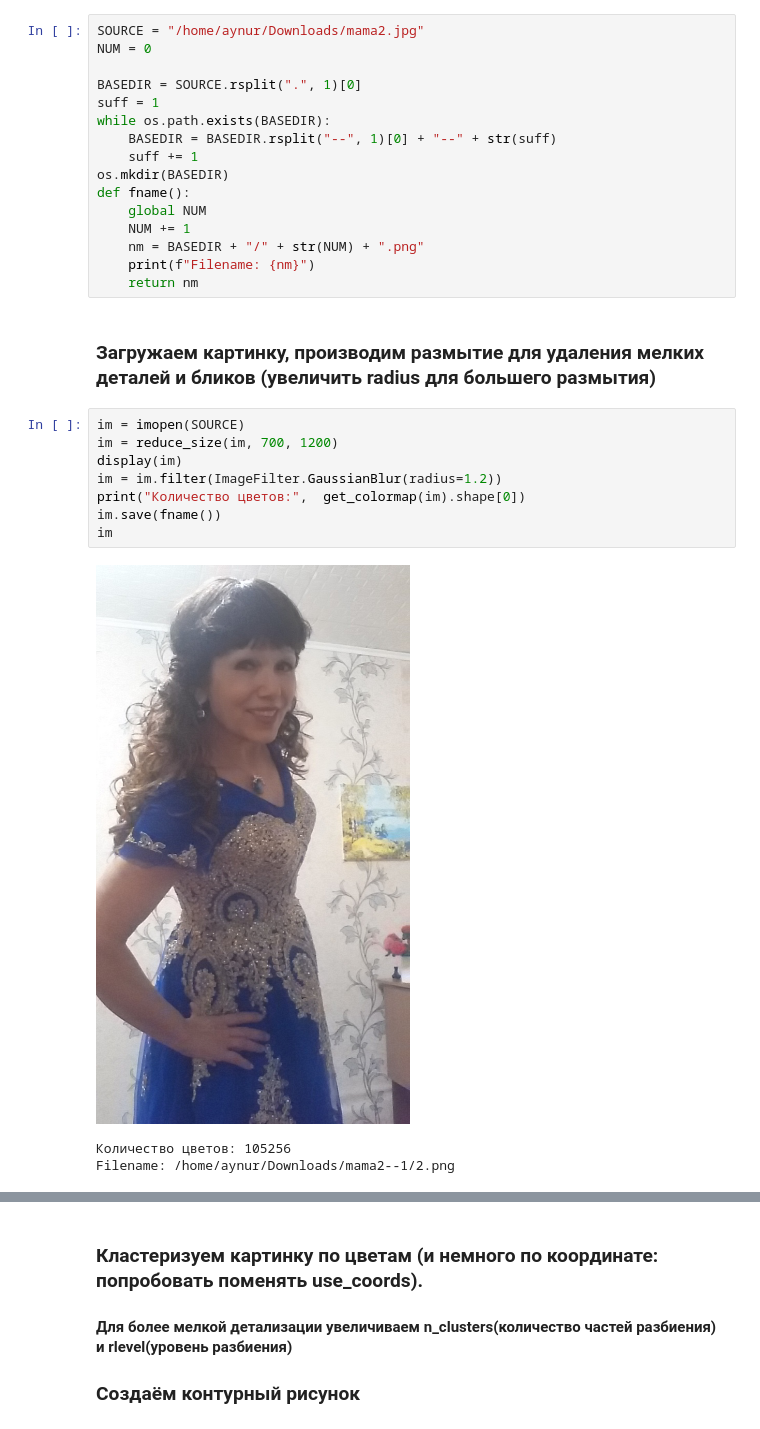
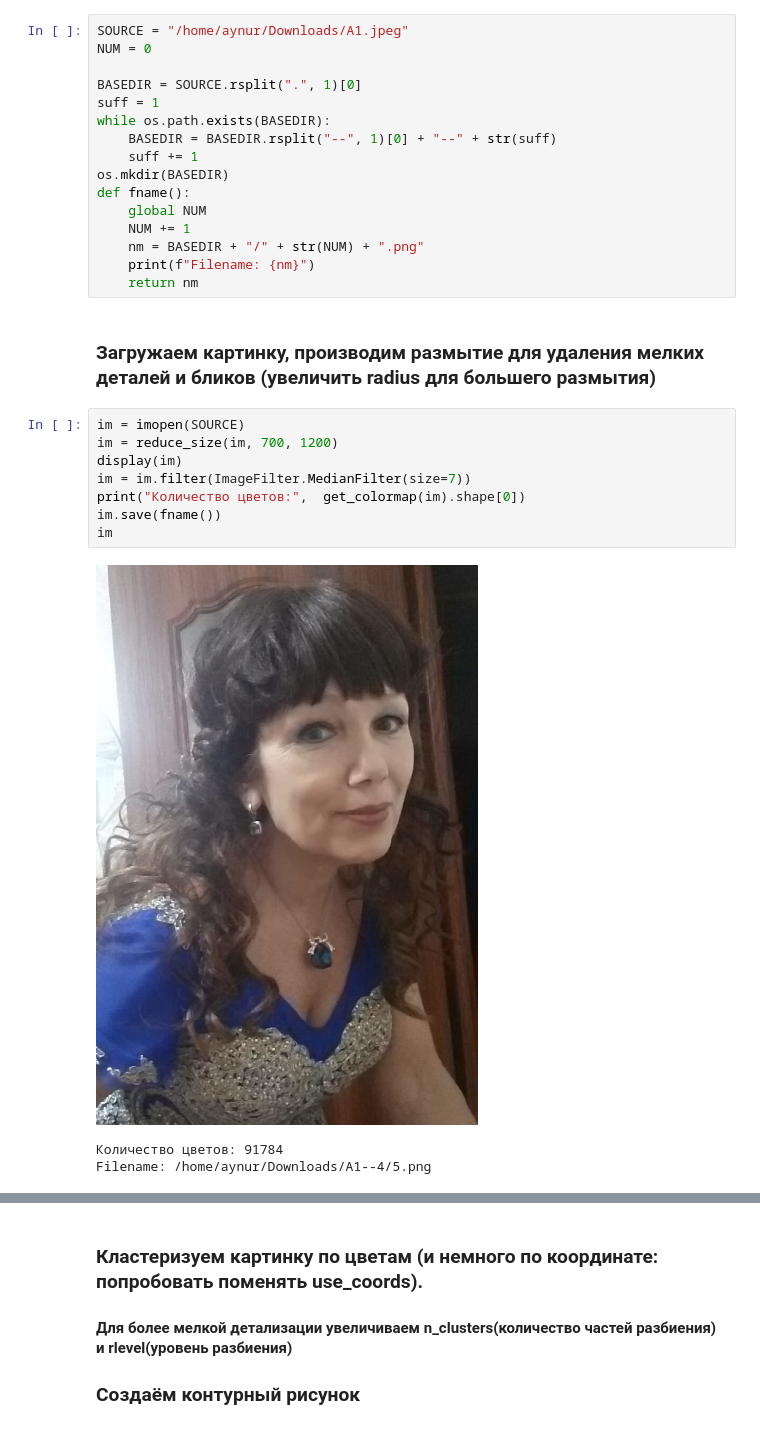
Before and after one commit to maksutovaynur/PicturesByNumber, a Jupyter notebook: КартиныПоНомерам.ipynb, the cells around one changed output, grey strips where cells are left out. Drawn from its saved outputs; the diff is of its cells as text.

```diff
--- a/КартиныПоНомерам.ipynb
+++ b/КартиныПоНомерам.ipynb
@@ -190,7 +193,7 @@ def mark_contour(im, cont_im, grid_size=30, lim=15, font_size=10):
 # %% [markdown]
 ### Настраиваем папку и картинку, с которой будем работать (SOURCE: изменить путь на нужный)
 # %%
-SOURCE = "/home/aynur/Downloads/mama2.jpg"
+SOURCE = "/home/aynur/Downloads/A1.jpeg"
 NUM = 0
 
 BASEDIR = SOURCE.rsplit(".", 1)[0]
@@ -210,12 +213,12 @@ def fname():
 # %%
 im = imopen(SOURCE)
 im = reduce_size(im, 700, 1200)
 display(im)
-im = im.filter(ImageFilter.GaussianBlur(radius=1.2))
+im = im.filter(ImageFilter.MedianFilter(size=7))
 print("Количество цветов:",  get_colormap(im).shape[0])
 im.save(fname())
 im
 # %% [output]
-[figure, old version]
+[figure, new version]
-Количество цветов: 105256
-Filename: /home/aynur/Downloads/mama2--1/2.png
+Количество цветов: 91784
+Filename: /home/aynur/Downloads/A1--4/5.png
```
Also changed, not shown: parts of 7 cells of this notebook.
